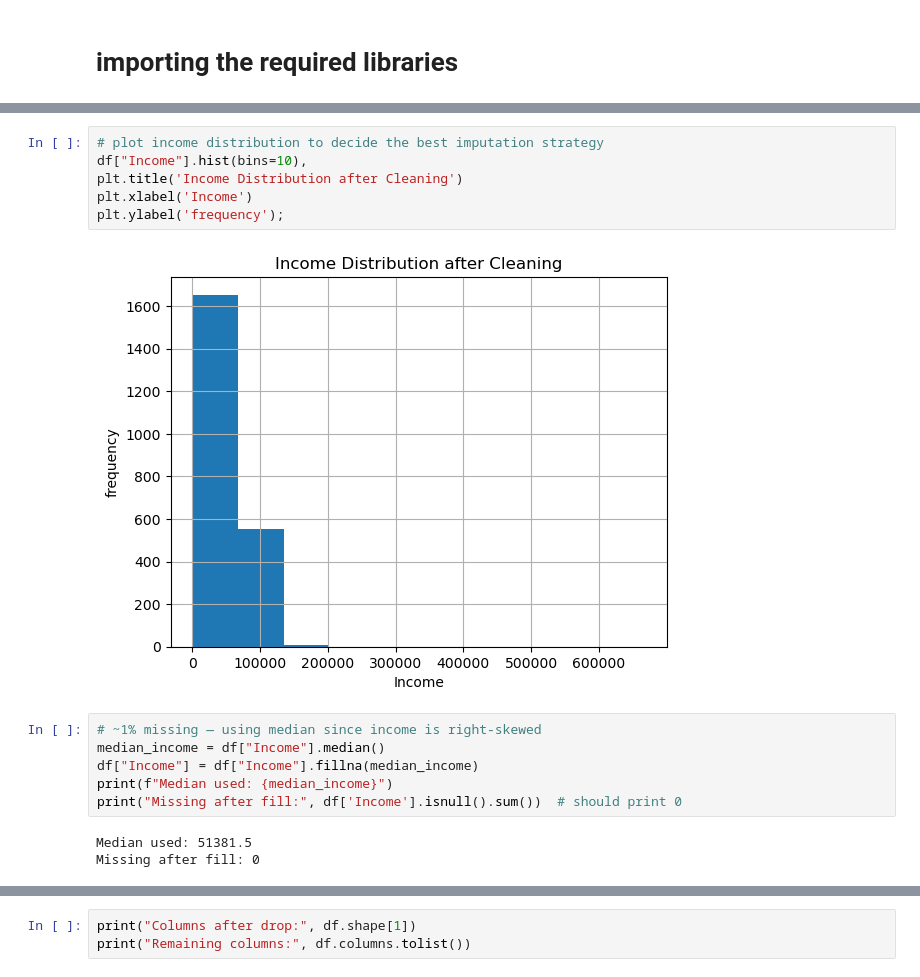
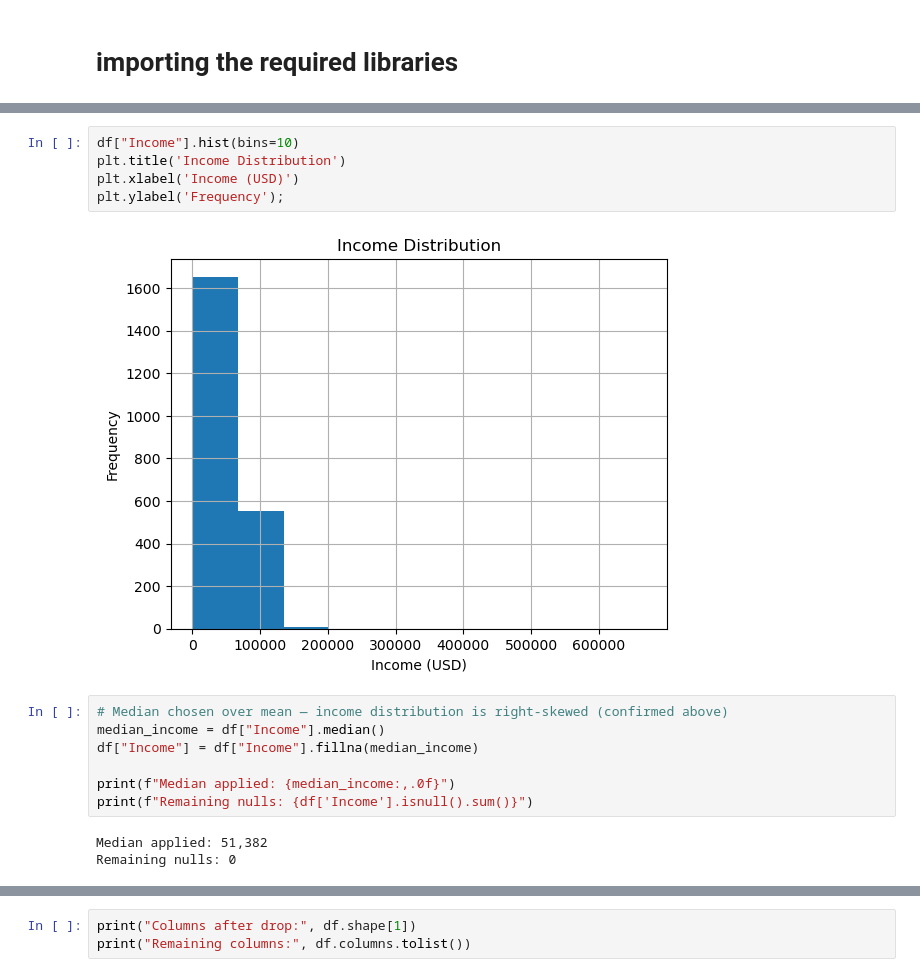
Before and after one commit to GODFREY-PNG/customer_segmentation, a Jupyter notebook: market_clustering_analysis.ipynb, the cells around one changed output, grey strips where cells are left out. Drawn from its saved outputs; the diff is of its cells as text.

```diff
--- a/market_clustering_analysis.ipynb
+++ b/market_clustering_analysis.ipynb
@@ -135,17 +149,17 @@ missing_income/len(df)*100
 # %%
-# plot income distribution to decide the best imputation strategy
-df["Income"].hist(bins=10),
-plt.title('Income Distribution after Cleaning')
-plt.xlabel('Income')
-plt.ylabel('frequency');
+df["Income"].hist(bins=10)
+plt.title('Income Distribution')
+plt.xlabel('Income (USD)')
+plt.ylabel('Frequency');
 # %% [output]
-[figure, old version]
+[figure, new version]
 # %%
-# ~1% missing — using median since income is right-skewed
+# Median chosen over mean — income distribution is right-skewed (confirmed above)
 median_income = df["Income"].median()
 df["Income"] = df["Income"].fillna(median_income)
-print(f"Median used: {median_income}")
-print("Missing after fill:", df['Income'].isnull().sum())  # should print 0
+
+print(f"Median applied: {median_income:,.0f}")
+print(f"Remaining nulls: {df['Income'].isnull().sum()}")
 # %% [output]
-Median used: 51381.5
-Missing after fill: 0
+Median applied: 51,382
+Remaining nulls: 0
```
Also changed, not shown: parts of 63 cells of this notebook, 34 other files.
